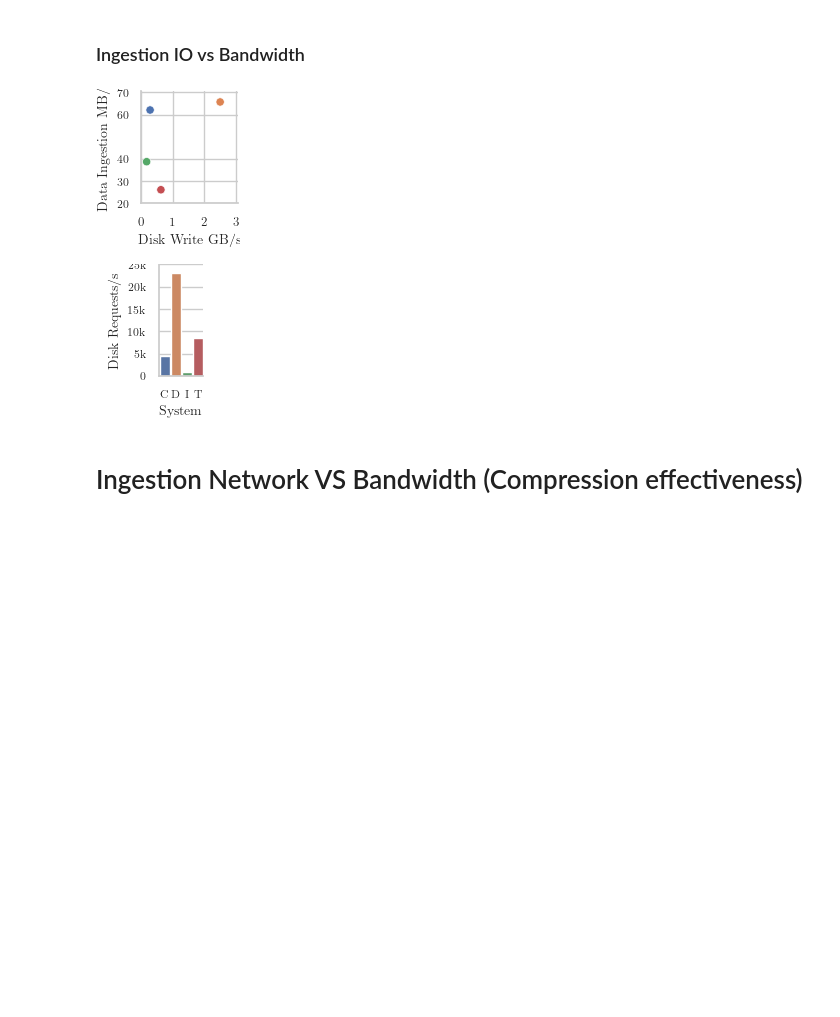
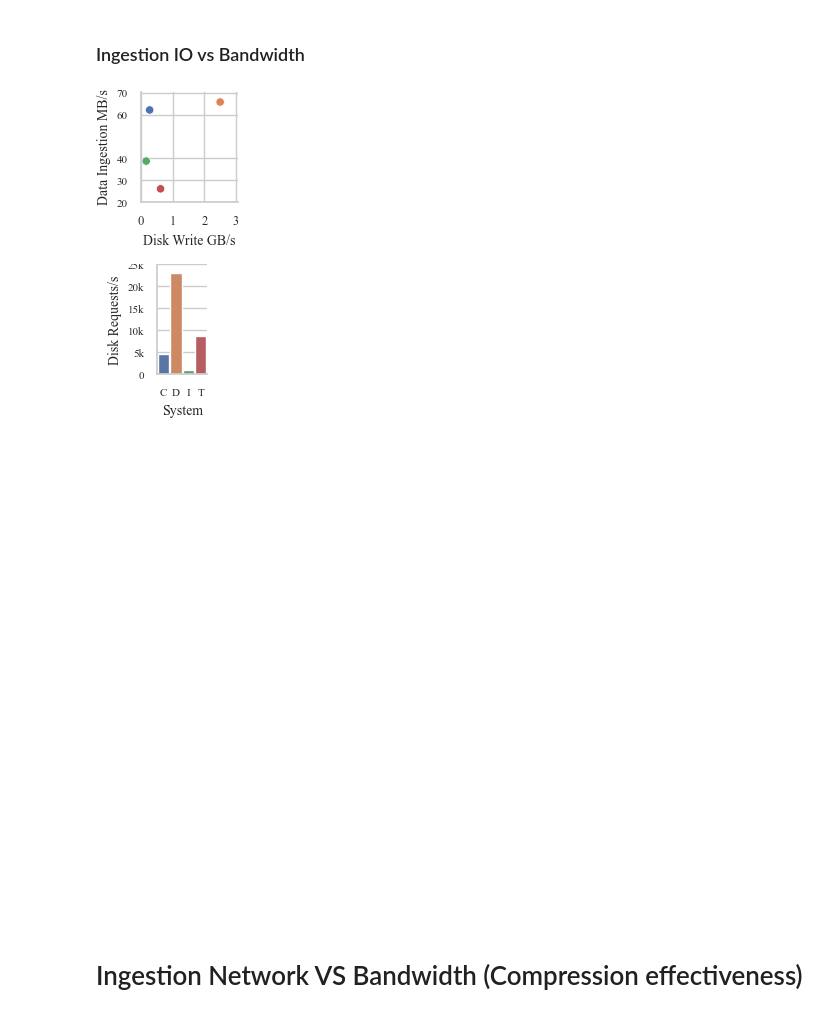
Before and after one commit to sandrosano/SciTS, a Jupyter notebook: Jupyter/!current__BenchmarkAnalysis_2025_3.ipynb, the cells around one changed output. Cells and saved outputs as stored; diff of their text form; code cells hidden in the pictures; blank space fills up the shorter version.

```diff
--- a/Jupyter/!current__BenchmarkAnalysis_2025_3.ipynb
+++ b/Jupyter/!current__BenchmarkAnalysis_2025_3.ipynb
@@ -10,11 +10,12 @@
 # %%
 %matplotlib widget
 
-pathData = '/home/sandro/KIT/Messungen/Messung-Dec24/'
-path = '/home/sandro/Opi-Workspace/Paper-SciTS/newgraphs/'
+pathData = 'C:\\Users\\User\\kit-ipe-sciTS\\Messungen\\Messung-Dec24\\'
+path = 'C:\\Users\\User\\Workspace-PaperSciTS\\Paper-SciTS\\newgraphs\\'
 form = 'pdf'  # 'png' 'pdf' form
 formString = '.pdf'  # '.png' '.pdf' ''+formString
 
+import shutil
 import pandas as pd
 import numpy as np
 import plotly.express as px
@@ -46,11 +47,13 @@ sns.color_palette("deep")
 print(sns.color_palette("deep").as_hex())
 print("blue orange green red")
 
+latex_available = shutil.which("latex") is not None
 
 tex_fonts = {
-    # Use LaTeX to write all text
-    "text.usetex": True,
+    # Prefer LaTeX when available, otherwise fall back to Matplotlib mathtext.
+    "text.usetex": latex_available,
     "font.family": "Times New Roman",#"serif",
+    "mathtext.fontset": "stix",
     # Use 10pt font in plots, to match 10pt font in document
     "axes.labelsize": 10,
     "font.size": 8,
@@ -60,6 +63,10 @@ tex_fonts = {
     "ytick.labelsize": 8
 }
 
+if latex_available:
+    print("latex executable found; using LaTeX text rendering.")
+else:
+    print("latex executable not found; using Matplotlib mathtext instead.")
 
 # plt.rcParams['text.latex.preamble'] = r'\usepackage{libertine}'
 print(plt.rcParams["figure.dpi"] )
@@ -1473,17 +1526,43 @@ plt.rcParams['axes.labelsize'] = 10
 
 ############################
 
-
+disk_io_top = (
+    Combinded_ingestion.loc[
+        Combinded_ingestion["Mode"].str.contains("dedicated_")
+        & Combinded_ingestion.BatchSize.isin([15000])
+        & Combinded_ingestion.ClientsNumber.isin([128])
+    ]
+    .groupby(["System"], as_index=False)
+    .agg({
+        "MB_per_Sec": "max",
+        "DiskWriteBytes": "max",
+        "DiskWriteCount": "max",
+    })
+)
 
 ratiolocal=0.9
 number_of_columns_local=3.5
 plt.rcParams.update(tex_fonts)
 plt.rcParams['xtick.labelsize'] = 9
 plt.figure("BS5-15:DiskIO-vs-Bandwidth_top")
-iobm=sns.relplot(Combinded_ingestion.loc[Combinded_ingestion["Mode"].str.contains(
-    "dedicated_")&Combinded_ingestion.BatchSize.isin([15000])& Combinded_ingestion.ClientsNumber.isin([128]) ].groupby(["System"], as_index=False).max({"MB_per_Sec"}).assign(DGB = lambda x: x.DiskWriteBytes / 1000000000).rename(columns={"DGB":"Disk Write GB/s","DiskWriteCount":"Disk Requests/s","MB_per_Sec":"Data Ingestion MB/s"})
-
-                 , kind="scatter", y="Data Ingestion MB/s", x="Disk Write GB/s", palette=paletteDB,hue="System",    legend=None ,  height=((pagewidth_in_forDpi100)/number_of_columns_local)/ratiolocal , aspect=ratiolocal , clip_on=False)
+iobm=sns.relplot(
+    disk_io_top.assign(DGB=lambda x: x.DiskWriteBytes / 1000000000).rename(
+        columns={
+            "DGB":"Disk Write GB/s",
+            "DiskWriteCount":"Disk Requests/s",
+            "MB_per_Sec":"Data Ingestion MB/s",
+        }
+    ),
+    kind="scatter",
+    y="Data Ingestion MB/s",
+    x="Disk Write GB/s",
+    palette=paletteDB,
+    hue="System",
+    legend=None,
+    height=((pagewidth_in_forDpi100)/number_of_columns_local)/ratiolocal,
+    aspect=ratiolocal,
+    clip_on=False,
+    )
 plt.xscale("linear")
 plt.xlim(left=0, right=3.05)
 plt.yscale("linear")
@@ -1491,39 +1570,56 @@ plt.ylim(top=         70.5, bottom=30)
 plt.yticks([20,30,40,60,70],[20,30,40,60,70])
 plt.xticks([0,1,2,3 ], ["0","1", "2", "3"])
 
 # sns.move_legend(iobm,loc='upper center', bbox_to_anchor=( 0.5, 1), ncol=3, fontsize="17")
 plt.tight_layout(pad=0.1)
 
 plt.savefig(path+'(BS5-15C128)DiskIO-C+W-vs-Bandwidth_C-scatter-060,1_noSizr2'+formString,
             format=form, bbox_inches="tight")
 plt.show()
 plt.close()
 
 ####################################################
 
 
 ratiolocal=0.85
 number_of_columns_local=3.85
 plt.rcParams.update(tex_fonts)
 plt.rcParams['xtick.labelsize'] = 8
 plt.figure("BS5-15:DiskIO-vs-Bandwidth_top")
-iobm=sns.catplot(Combinded_ingestion.loc[Combinded_ingestion["Mode"].str.contains(
-    "dedicated_")&Combinded_ingestion.BatchSize.isin([15000])& Combinded_ingestion.ClientsNumber.isin([128]) ].groupby(["System"], as_index=False).max({"MB_per_Sec"}).assign(DMB = lambda x: x.DiskWriteBytes / 1000000).rename(columns={"DMB":"Disk Write MB/s","DiskWriteCount":"Disk Requests/s","MB_per_Sec":"Throughput MB/s"})
-                 ,width=0.9 ,dodge=False, errorbar=(None)
-                 , kind="bar", x="System", palette=paletteDB,hue="System", y="Disk Requests/s",legend=None ,  height=((pagewidth_in_forDpi100)/number_of_columns_local)/ratiolocal , aspect=ratiolocal)
+iobm=sns.catplot(
+    disk_io_top.assign(DMB=lambda x: x.DiskWriteBytes / 1000000).rename(
+        columns={
+            "DMB":"Disk Write MB/s",
+            "DiskWriteCount":"Disk Requests/s",
+            "MB_per_Sec":"Throughput MB/s",
+        }
+    ),
+    width=0.9,
+    dodge=False,
+    errorbar=(None),
+    kind="bar",
+    x="System",
+    palette=paletteDB,
+    hue="System",
+    y="Disk Requests/s",
+    legend=None,
+    height=((pagewidth_in_forDpi100)/number_of_columns_local)/ratiolocal,
+    aspect=ratiolocal,
+    )
 
 # sns.move_legend(iobm,loc='upper center', bbox_to_anchor=( 0.5, 1), ncol=3, fontsize="17")
 plt.tight_layout(pad=0.1)
 plt.yticks( [0,5000,10000,15000,20000,25000],["0","5k","10k","15k","20k","25k"])
 plt.ylim(top=25000)
 plt.xticks([0,1,2,3],["C","D","I","T"] )
 plt.savefig(path+'(BS5-15C128)DiskREQ-060,12'+formString,
             format=form, bbox_inches="tight")
 plt.show()
 plt.close()
 # %% [output]
-[figure, old version]
+[figure, new version]
-[figure, old version]
+[figure, new version]
+[figure, added]
 # %% [markdown]
 # Ingestion Network VS Bandwidth (Compression effectiveness)
 # %%
```
Also changed, not shown: parts of 21 cells of this notebook.
